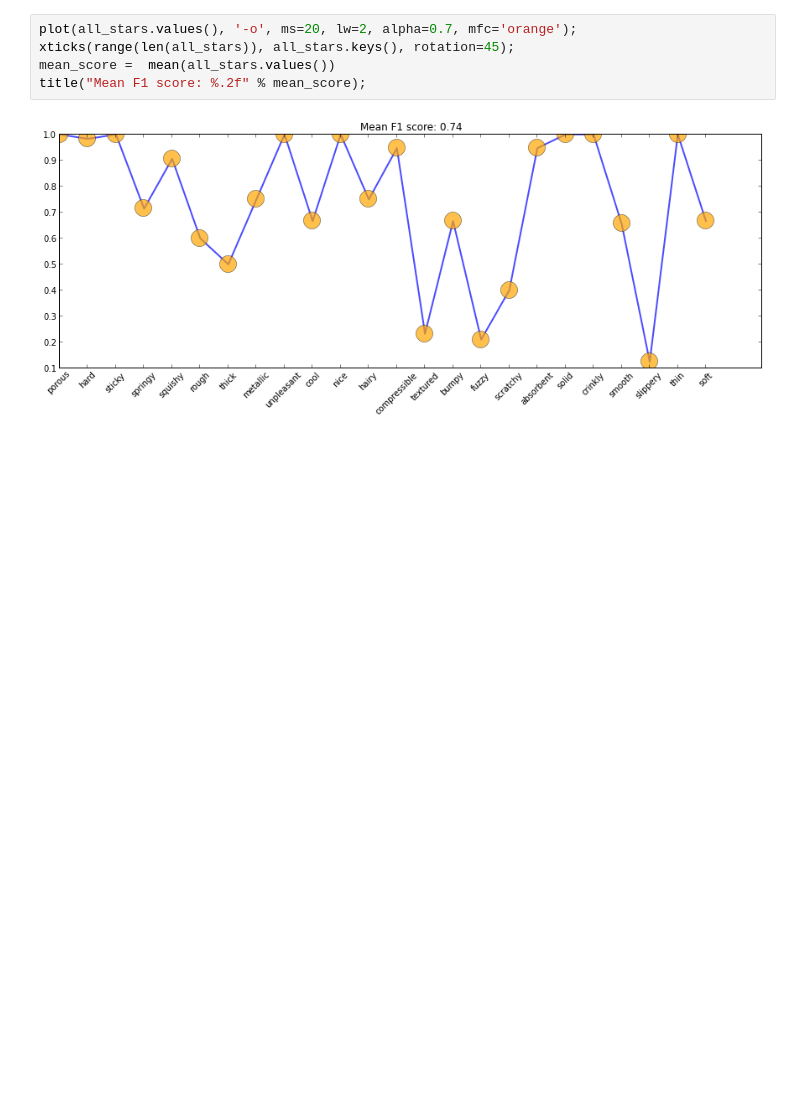
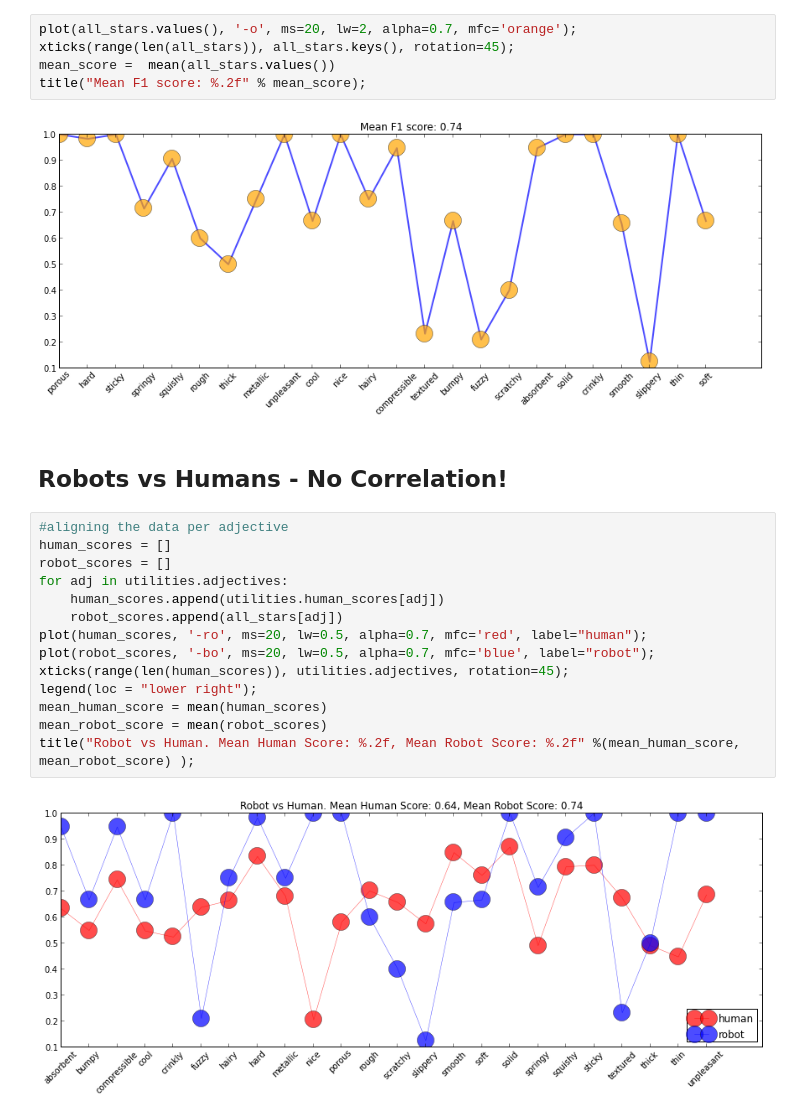
Before and after one commit to IanTheEngineer/Penn-haptics-bolt, a Jupyter notebook: ros/haptics/bolt_haptic_learning/hadjective_hmm_classifier/src/hadjective_hmm_classifier/training_segments/Adjectives Analysis.ipynb, the cells around one changed output. Drawn from its saved outputs; the diff is of its cells as text; blank space fills up the shorter version.

```diff
--- a/ros/haptics/bolt_haptic_learning/hadjective_hmm_classifier/src/hadjective_hmm_classifier/training_segments/Adjectives Analysis.ipynb
+++ b/ros/haptics/bolt_haptic_learning/hadjective_hmm_classifier/src/hadjective_hmm_classifier/training_segments/Adjectives Analysis.ipynb
@@ -206,3 +210,21 @@ mean_score =  mean(all_stars.values())
 title("Mean F1 score: %.2f" % mean_score);
 # %% [output]
 [figure]
+# %% [markdown]
+## Robots vs Humans - No Correlation!
+# %%
+#aligning the data per adjective
+human_scores = []
+robot_scores = []
+for adj in utilities.adjectives:
+    human_scores.append(utilities.human_scores[adj])
+    robot_scores.append(all_stars[adj])
+plot(human_scores, '-ro', ms=20, lw=0.5, alpha=0.7, mfc='red', label="human");
+plot(robot_scores, '-bo', ms=20, lw=0.5, alpha=0.7, mfc='blue', label="robot");
+xticks(range(len(human_scores)), utilities.adjectives, rotation=45);
+legend(loc = "lower right");
+mean_human_score = mean(human_scores)
+mean_robot_score = mean(robot_scores)
+title("Robot vs Human. Mean Human Score: %.2f, Mean Robot Score: %.2f" %(mean_human_score, mean_robot_score) );
+# %% [output]
+[figure, added]
```
Also changed, not shown: parts of 2 cells of this notebook, 1 other file.
